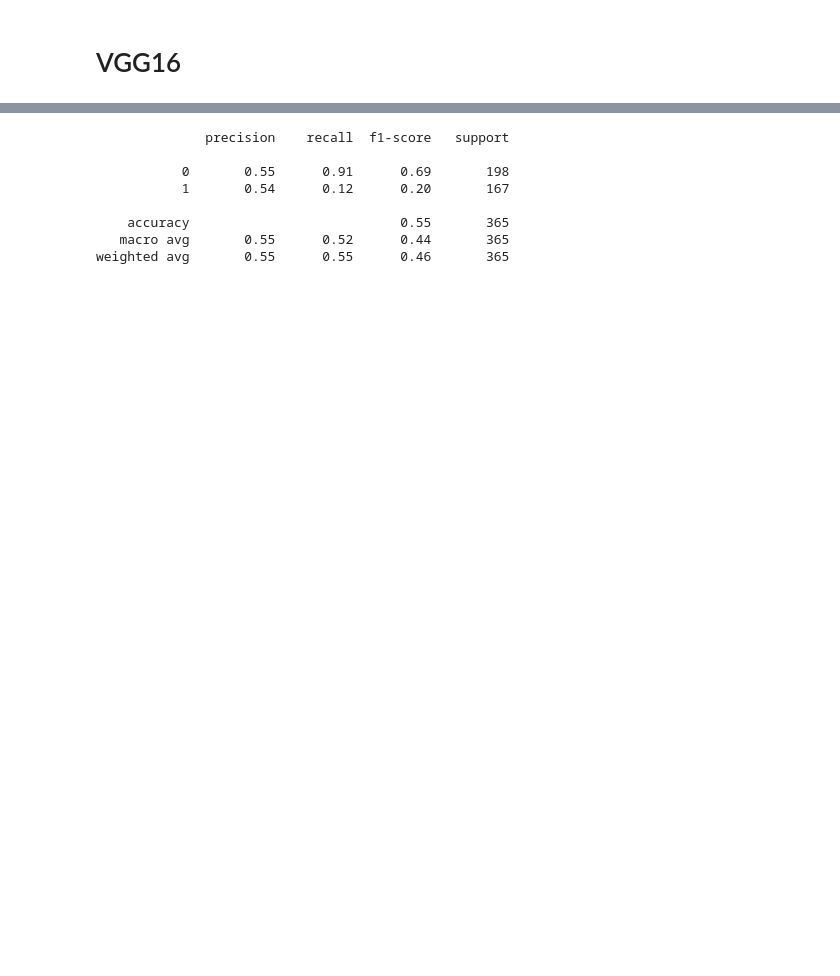
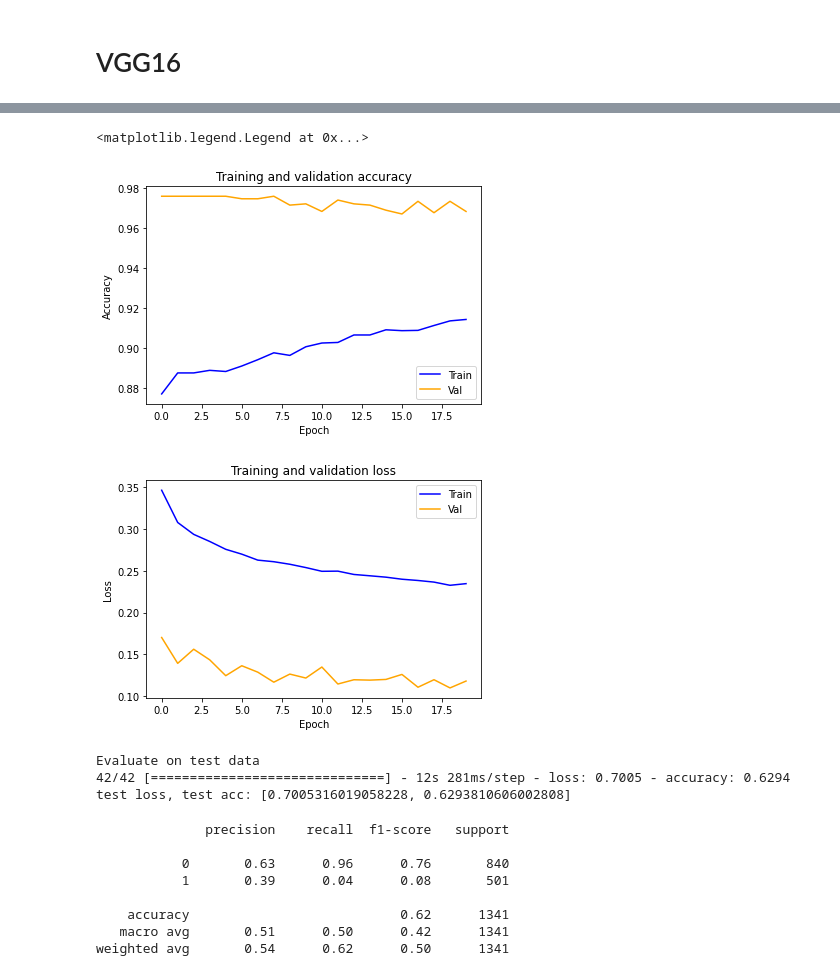
Before and after one commit to lingruiluo/TumorDetection, a Jupyter notebook: model_building_update.ipynb, the cells around one changed output, grey strips where cells are left out. Saved outputs shown, nothing was run; the diff lists cells and outputs as text; code cells hidden in the pictures; blank space fills up the shorter version.

Commit message:
update models

```diff
--- a/model_building_update.ipynb
+++ b/model_building_update.ipynb
@@ -316,20 +338,21 @@ if not os.path.exists('/content/checkpoint'):
   os.mkdir('/content/checkpoint')
 if not os.path.exists('/content/checkpoint/VGG'):
   os.mkdir('/content/checkpoint/VGG')
-vgg_checkpoint_path = '/content/checkpoint/VGG/weights-improvement-{epoch:02d}-{val_accuracy:.2f}.hdf5'
+vgg_checkpoint_path = '/content/checkpoint/VGG/weights-improvement-{epoch:02d}-{val_accuracy:.2f}-{val_loss:.2f}.hdf5'
 vgg_checkpoint_callback = tf.keras.callbacks.ModelCheckpoint(vgg_checkpoint_path,
-                                                               monitor='val_accuracy',
+                                                               monitor='val_loss',
                                                                save_best_only=True,
-                                                               mode='max')
+                                                               mode='auto')
 # %%
-# vgg_early_stop_callback = tf.keras.callbacks.EarlyStopping(
-#                               monitor='val_loss', min_delta=0, patience=3
-#                           )
+vgg_early_stop_callback = tf.keras.callbacks.EarlyStopping(
+                              monitor='val_loss', min_delta=0, patience=10
+                          )
 # %%
+epochs = 20
 history = model.fit(
     train_generator,
-    epochs = 5,
+    epochs = epochs,
     validation_data = validation_generator,
-    callbacks=[vgg_checkpoint_callback]
+    callbacks=[vgg_early_stop_callback, vgg_checkpoint_callback]
 )
 # %% [output]
@@ -364,15 +376,48 @@ print()
+# %%
+acc = history.history['accuracy']
+val_acc = history.history['val_accuracy']
+loss = history.history['loss']
+val_loss = history.history['val_loss']
+
+
+plt.title('Training and validation accuracy')
+plt.plot(range(epochs), acc, color='blue', label='Train')
+plt.plot(range(epochs), val_acc, color='orange', label='Val')
+plt.xlabel('Epoch')
+plt.ylabel('Accuracy')
+plt.legend()
+
+_ = plt.figure()
+plt.title('Training and validation loss')
+plt.plot(range(epochs), loss, color='blue', label='Train')
+plt.plot(range(epochs), val_loss, color='orange', label='Val')
+plt.xlabel('Epoch')
+plt.ylabel('Loss')
+plt.legend()
+# %% [output]
+<matplotlib.legend.Legend at 0x...>
+[figure, added]
+[figure, added]
+# %%
+print("Evaluate on test data")
+results = model.evaluate(test_generator)
+print("test loss, test acc:", results)
+# %% [output]
+Evaluate on test data
+42/42 [==============================] - 12s 281ms/step - loss: 0.7005 - accuracy: 0.6294
+test loss, test acc: [0.7005316019058228, 0.6293810606002808]
 # %%
 y_pred = np.argmax(model.predict(test_generator), axis=-1)
-y_true = true_labels
+y_true = test_generator.labels
 
 from sklearn.metrics import classification_report
 print(classification_report(y_true, y_pred))
 # %% [output]
               precision    recall  f1-score   support
 
-           0       0.55      0.91      0.69       198
-           1       0.54      0.12      0.20       167
+           0       0.63      0.96      0.76       840
+           1       0.39      0.04      0.08       501
 
-    accuracy                           0.55       365
-   macro avg       0.55      0.52      0.44       365
-weighted avg       0.55      0.55      0.46       365
+    accuracy                           0.62      1341
+   macro avg       0.51      0.50      0.42      1341
+weighted avg       0.54      0.62      0.50      1341
```
Also changed, not shown: parts of 60 cells of this notebook.
